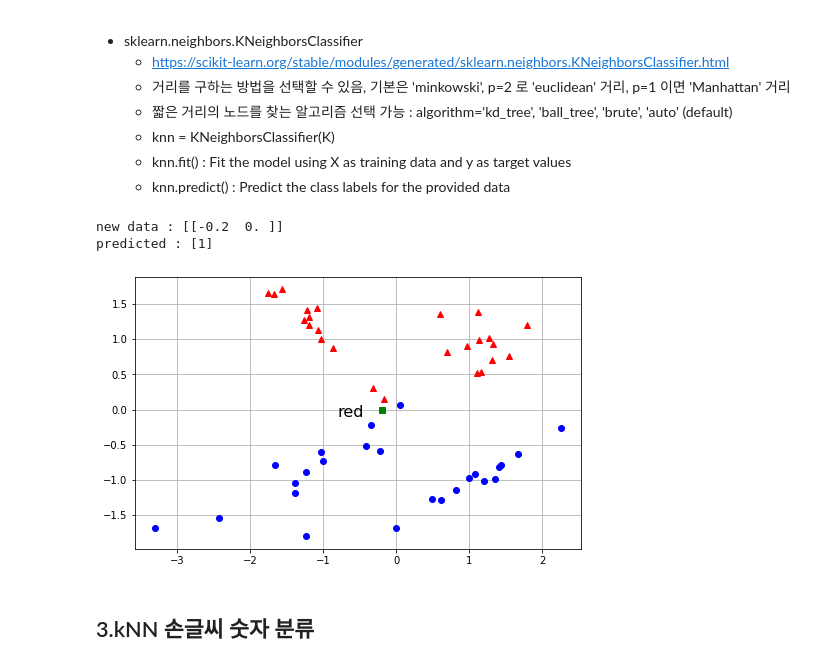
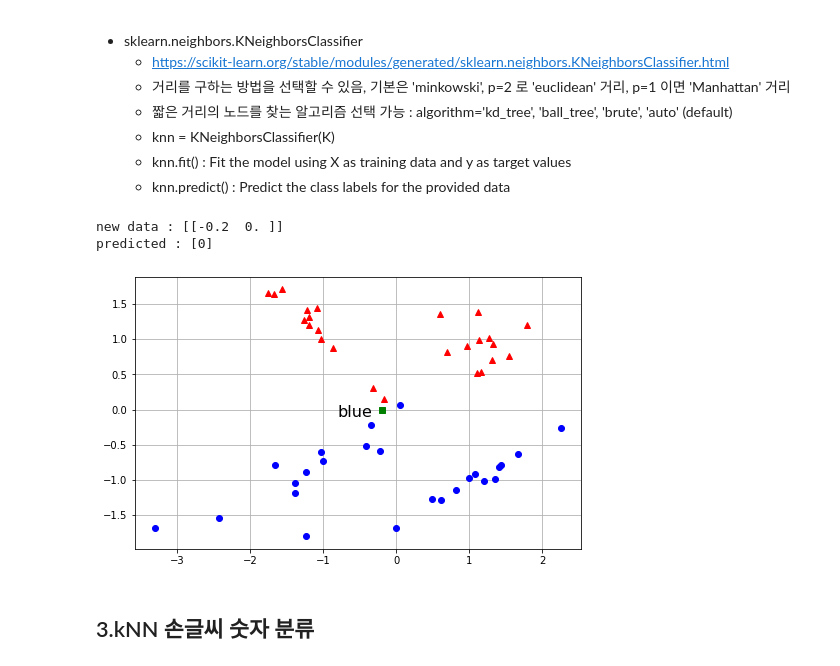
Before and after one commit to oms1226/20201130_python_farmingindustry, a Jupyter notebook: 3week/ML_02_01_Classfication_kNN_LAB1217.ipynb, the cells around one changed output. Saved outputs shown, nothing was run; the diff lists cells and outputs as text; code cells hidden in the pictures.

```diff
--- a/3week/ML_02_01_Classfication_kNN_LAB1217.ipynb
+++ b/3week/ML_02_01_Classfication_kNN_LAB1217.ipynb
@@ -230,33 +230,34 @@ print()
 # %%
 from sklearn.neighbors import KNeighborsClassifier
 import numpy as np
 import matplotlib.pyplot as plt
 import warnings   # Suppress Deprecation and Incorrect Usage Warnings
 warnings.filterwarnings('ignore')
 
 # 새로운 점 표시
 #np.random.seed(1)
 #new = np.random.randn(1, 2)
 new = np.array([[-0.2, 0]])
 print(f'new data : {new}')
+
 #  그래프 그리기
 plt.figure(figsize=(8, 5))
 plt.plot(red[:,0],  red[:,1], 'r^')
 plt.plot(blue[:,0], blue[:,1], 'bo')
 plt.plot(new[:,0],  new[:,1], 'gs')
 
 # n을 1, 3으로 수정하여 결과를 확인해 본다
-knn = KNeighborsClassifier(1, p = 2)
+knn = KNeighborsClassifier(3, p = 2)
 knn.fit(X, y)
 pred = knn.predict(new)
 print('predicted :',pred)
 plt.annotate('red' if pred==1 else 'blue', xy=new[0], xytext=[-0.8,-0.1], fontsize=16, color='black')
 plt.grid()
 plt.show()
 # %% [output]
 new data : [[-0.2  0. ]]
-predicted : [1]
+predicted : [0]
-[figure, old version]
+[figure, new version]
 # %% [markdown]
 ## 3.kNN 손글씨 숫자 분류
 # %% [markdown]
```
Also changed, not shown: parts of 16 cells of this notebook, 4 other files.
